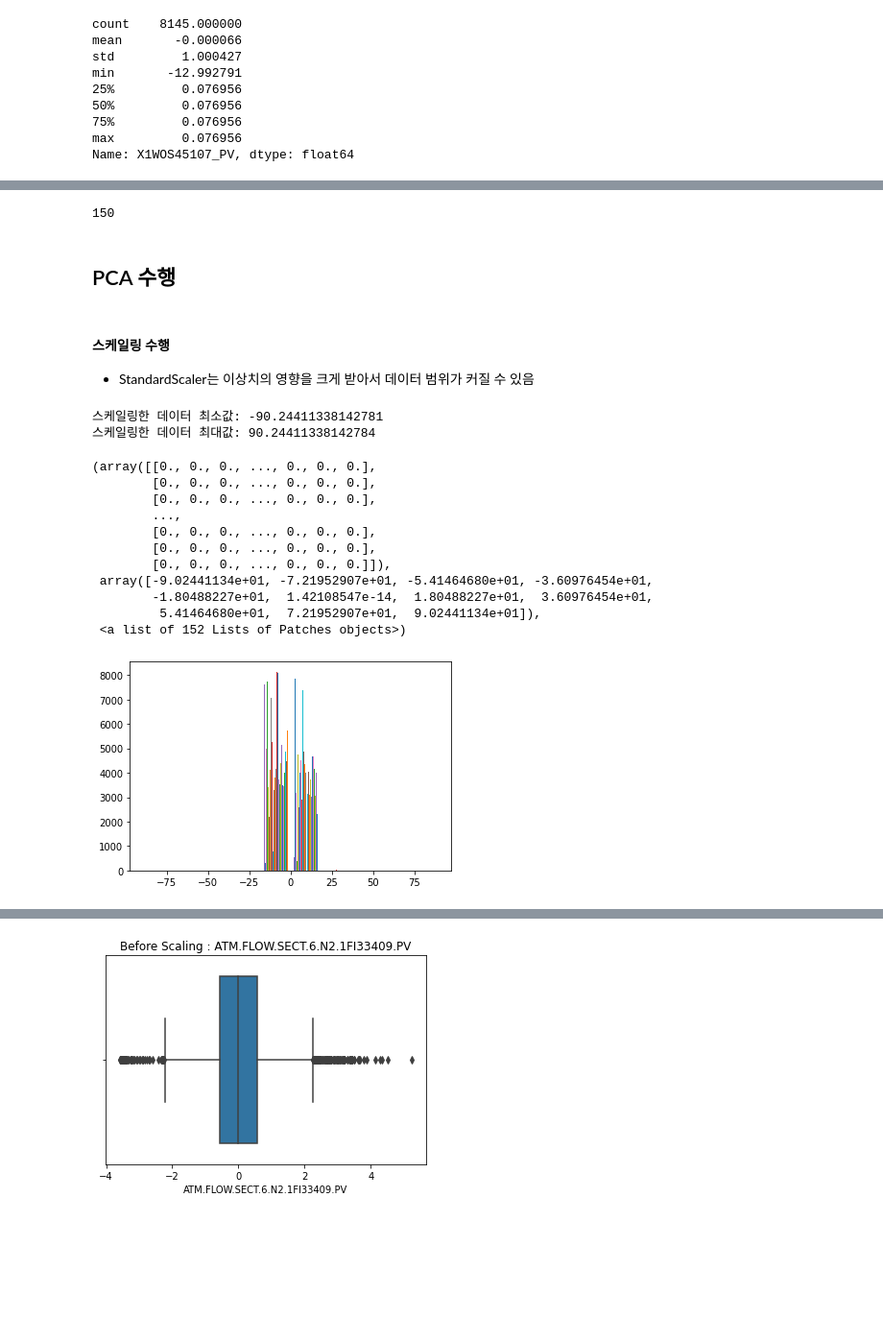
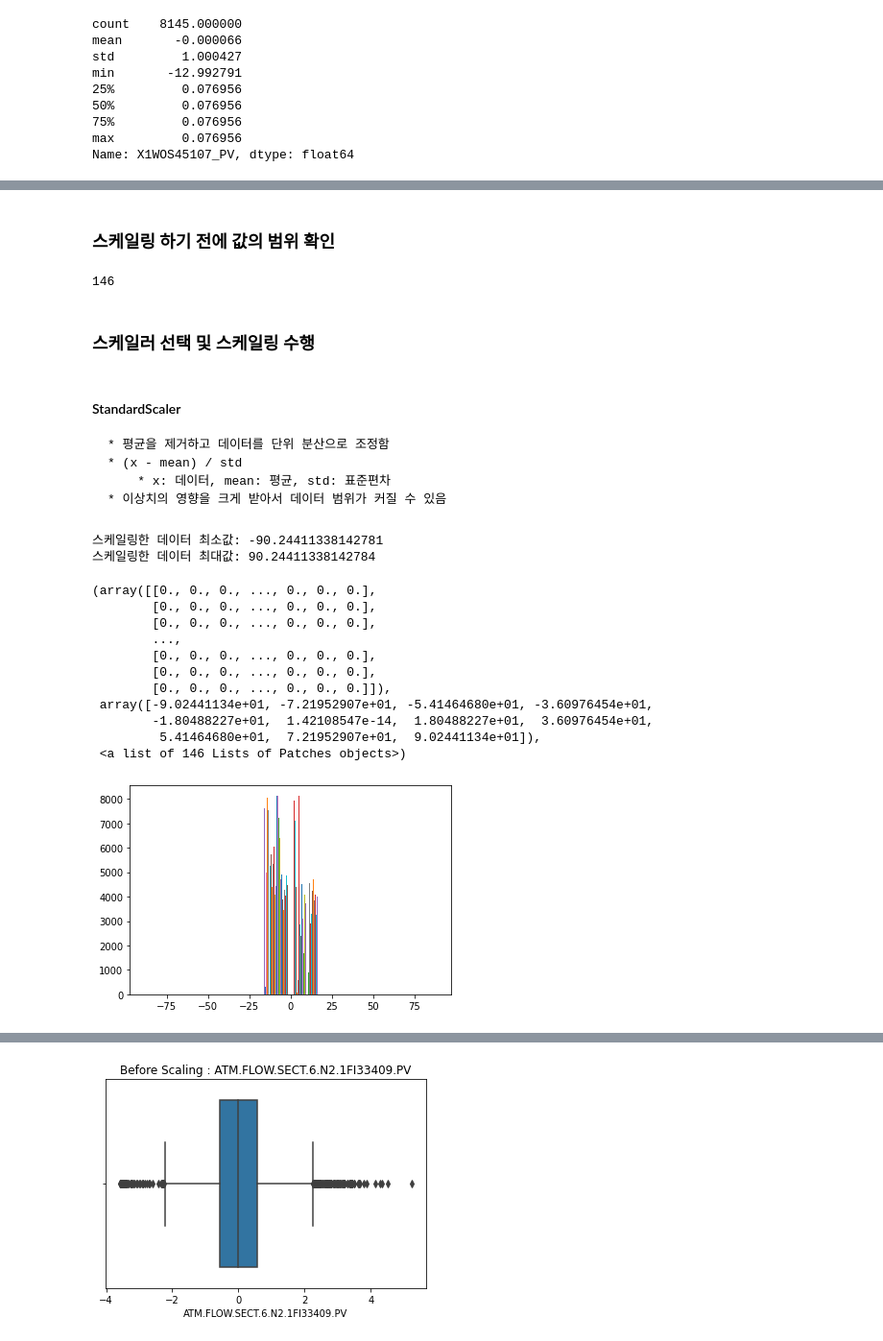
Before and after one commit to ammobam/Display_SensorData, a Jupyter notebook: 210804_PCA_분석.ipynb, the cells around one changed output, grey strips where cells are left out. Shown: that part at 96% size. Saved outputs shown, nothing was run; the diff lists cells and outputs as text; code cells hidden in the pictures; blank space fills up the shorter version.

```diff
--- a/210804_PCA_분석.ipynb
+++ b/210804_PCA_분석.ipynb
@@ -201,53 +194,62 @@ dat...date.name.
+# %% [markdown]
+### 스케일링 하기 전에 값의 범위 확인
 # %%
 # 모든 행에 대해 0~1 사이의 값을 넘는 컬럼이 있는지 확인
 scale_needcol = []
 
 # 전체 컬럼에 대해서
-for i in range(len(fact_data_150.columns)):
+for i in range(len(fact_data_146.columns)):
     # 각 컬럼의 최소값
-    min_value = min(fact_data_150.iloc[:, i])
+    min_value = min(fact_data_146.iloc[:, i])
     # 각 컬럼의 최대값
-    max_value = max(fact_data_150.iloc[:, i])
+    max_value = max(fact_data_146.iloc[:, i])
     # 최소값이 0보다 작거나, 최대값이 1보다 큰 경우는 스케일링이 필요한 컬럼임
     if min_value<0 or max_value>1:
         scale_needcol.append(i)
 
 # 스케일링이 필요한 컬럼 수 확인
 print(len(scale_needcol))
+## 스케일링이 필요함
 # %% [output]
-150
+146
-# %% [markdown]
-## PCA 수행
+# %% [markdown]
+### 스케일러 선택 및 스케일링 수행
 # %% [markdown]
-#### 스케일링 수행
-* StandardScaler는 이상치의 영향을 크게 받아서 데이터 범위가 커질 수 있음
+#### StandardScaler
+    * 평균을 제거하고 데이터를 단위 분산으로 조정함
+    * (x - mean) / std
+        * x: 데이터, mean: 평균, std: 표준편차
+    * 이상치의 영향을 크게 받아서 데이터 범위가 커질 수 있음
 # %%
 # StandardScaler
 from sklearn.preprocessing import StandardScaler
 
+# 스케일링 객체 만들기
 scaler = StandardScaler()
-scaler.fit(fact_data_152)
-fact_data_152_scaled = scaler.transform(fact_data_152)
+# 데이터를 스케일러 하기 좋게 변환
+scaler.fit(fact_data_146)
+# 스케일링 객체로 수행한 결과를 리턴함
+fact_data_scaled = scaler.transform(fact_data_146)
 
 # 데이터 범위 확인
-print("스케일링한 데이터 최소값:", fact_data_152_scaled.min())
-print("스케일링한 데이터 최대값:", fact_data_152_scaled.max())
+print("스케일링한 데이터 최소값:", fact_data_scaled.min())
+print("스케일링한 데이터 최대값:", fact_data_scaled.max())
 
 # 시각화
-plt.hist(fact_data_152_scaled)
+plt.hist(fact_data_scaled)
 # 중앙에만 데이터가 분포되어 있음. 다른 스케일링 기법을 사용하는 것이 적절함
 # %% [output]
 스케일링한 데이터 최소값: -90.24411338142781
 스케일링한 데이터 최대값: 90.24411338142784
 (array([[0., 0., 0., ..., 0., 0., 0.],
         [0., 0., 0., ..., 0., 0., 0.],
         [0., 0., 0., ..., 0., 0., 0.],
         ...,
         [0., 0., 0., ..., 0., 0., 0.],
         [0., 0., 0., ..., 0., 0., 0.],
         [0., 0., 0., ..., 0., 0., 0.]]),
  array([-9.02441134e+01, -7.21952907e+01, -5.41464680e+01, -3.60976454e+01,
         -1.80488227e+01,  1.42108547e-14,  1.80488227e+01,  3.60976454e+01,
          5.41464680e+01,  7.21952907e+01,  9.02441134e+01]),
- <a list of 152 Lists of Patches objects>)
+ <a list of 146 Lists of Patches objects>)
-[figure, old version]
+[figure, new version]
```
Also changed, not shown: parts of 40 cells of this notebook.
